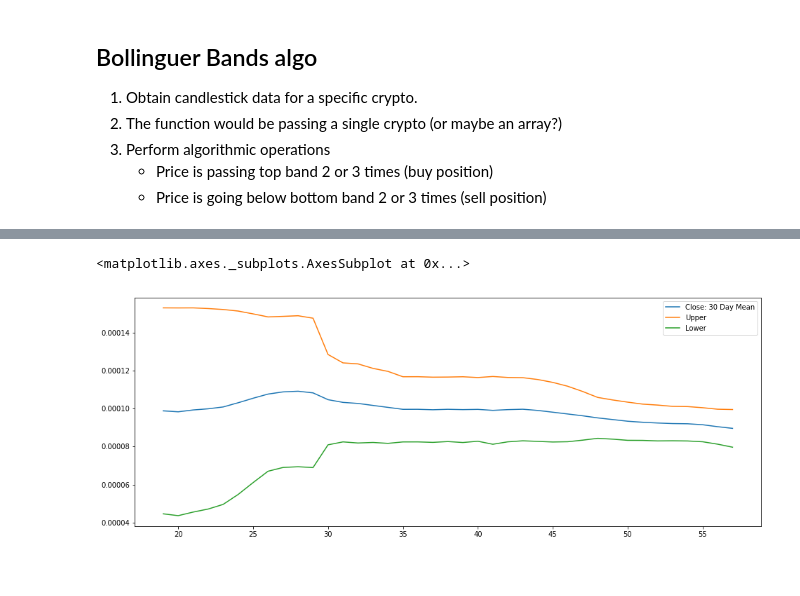
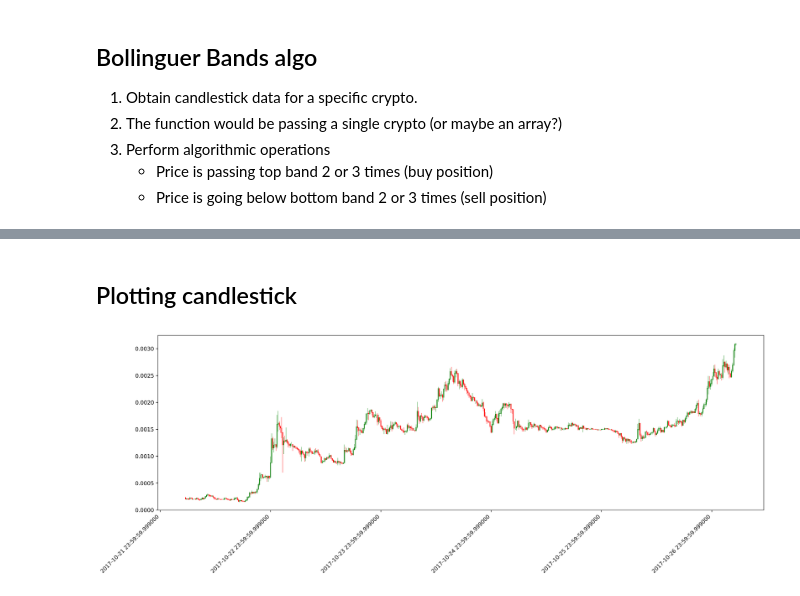
Before and after one commit to carkod/algobin-notebook, a Jupyter notebook: research/Bollinguer Bands Algorithm.ipynb, the cells around one changed output, grey strips where cells are left out. Saved outputs shown, nothing was run; the diff lists cells and outputs as text; code cells hidden in the pictures.

```diff
--- a/research/Bollinguer Bands Algorithm.ipynb
+++ b/research/Bollinguer Bands Algorithm.ipynb
@@ -18,7 +24,9 @@ import matplotlib as plt
 base = 'https://api.binance.com'
 ticker24 = '/api/v1/ticker/24hr'
 candlestick = '/api/v1/klines'
-params = '?symbol=BTTBNB&interval=12h'
+params = '?symbol=BNBBTC&interval=1d'
+# for Bollinger bands 20 day
+bb_params = '?symbol=BTTBNB&interval=12h'
 httpRes = r.urlopen(base + candlestick + params)
 data = json.load(httpRes)
 # %%
@@ -28,10 +41,12 @@ original_data = df;
 # %%
+# change default precision of decimals
+pd.set_option("display.precision", 8)
 # clean and parse data
 dateFormat = '%d/%m/%Y'
+# df.drop('ignore', axis=1, inplace=True)
 df['Open time'] = pd.to_datetime(df['Open time'], unit='ms')
 df['Close time'] = pd.to_datetime(df['Close time'], unit='ms')
-df['Volume'] = pd.to_numeric(df['Volume'],errors='coerce')
-df[['Open', 'High', 'Low', 'Close']] = df[['Open', 'High', 'Low', 'Close']].astype('float64')
-# ohlc_df = df[['Open time', 'Open', 'High', 'Low', 'Close', 'Close time', 'Volume']]
-# df[['Open time', 'Open', 'High', 'Low', 'Close', 'Close time', 'Volume']]
+df[['Open', 'High', 'Low', 'Close', 'Taker buy quote asset volume']] = df[['Open', 'High', 'Low', 'Close', 'Taker buy quote asset volume']].apply(lambda x: x.astype(float))
+df[['Volume', 'Taker buy base asset volume']] = df[['Volume', 'Taker buy base asset volume']].apply(lambda x: x.astype(float))
+df.info()
 # %% [output]
@@ -60,9 +70,13 @@ import matplotlib.pyplot as plt
-# %%
-#modify
-df['Close: 30 Day Mean'] = df['Close'].rolling(window=20).mean()
-df['Upper'] = df['Close: 30 Day Mean'] + 2*df['Close'].rolling(window=20).std()
-df['Lower'] = df['Close: 30 Day Mean'] - 2*df['Close'].rolling(window=20).std()
-df[['Close','Close: 30 Day Mean','Upper','Lower']].plot(figsize=(16,6))
-# %% [output]
-<matplotlib.axes._subplots.AxesSubplot at 0x...>
-[figure, removed]
+# %% [markdown]
+## Plotting candlestick
+# %%
+ohlc_df = df[['Open time', 'Open', 'High', 'Low', 'Close', 'Close time', 'Volume']]
+quotes = zip(ohlc_df['Close time'].apply(mdates.date2num), ohlc_df['Open'], ohlc_df['High'], ohlc_df['Low'], ohlc_df['Close'])
+fig = plt.figure(figsize=(20, 10), dpi=300)
+ax = plt.subplot2grid((10, 5), (1, 0), rowspan=6, colspan=8)
+candlestick_ohlc(ax, quotes, width=0.3, colorup='g')
+ax.xaxis.set_major_formatter(mdates.DateFormatter('%y-%m-%d %H:%M'))
+ax.set_xticklabels(ohlc_df['Close time'],rotation=45, horizontalalignment='right')
+plt.show()
+# %% [output]
+[figure, added]
```
Also changed, not shown: parts of 10 cells of this notebook.
